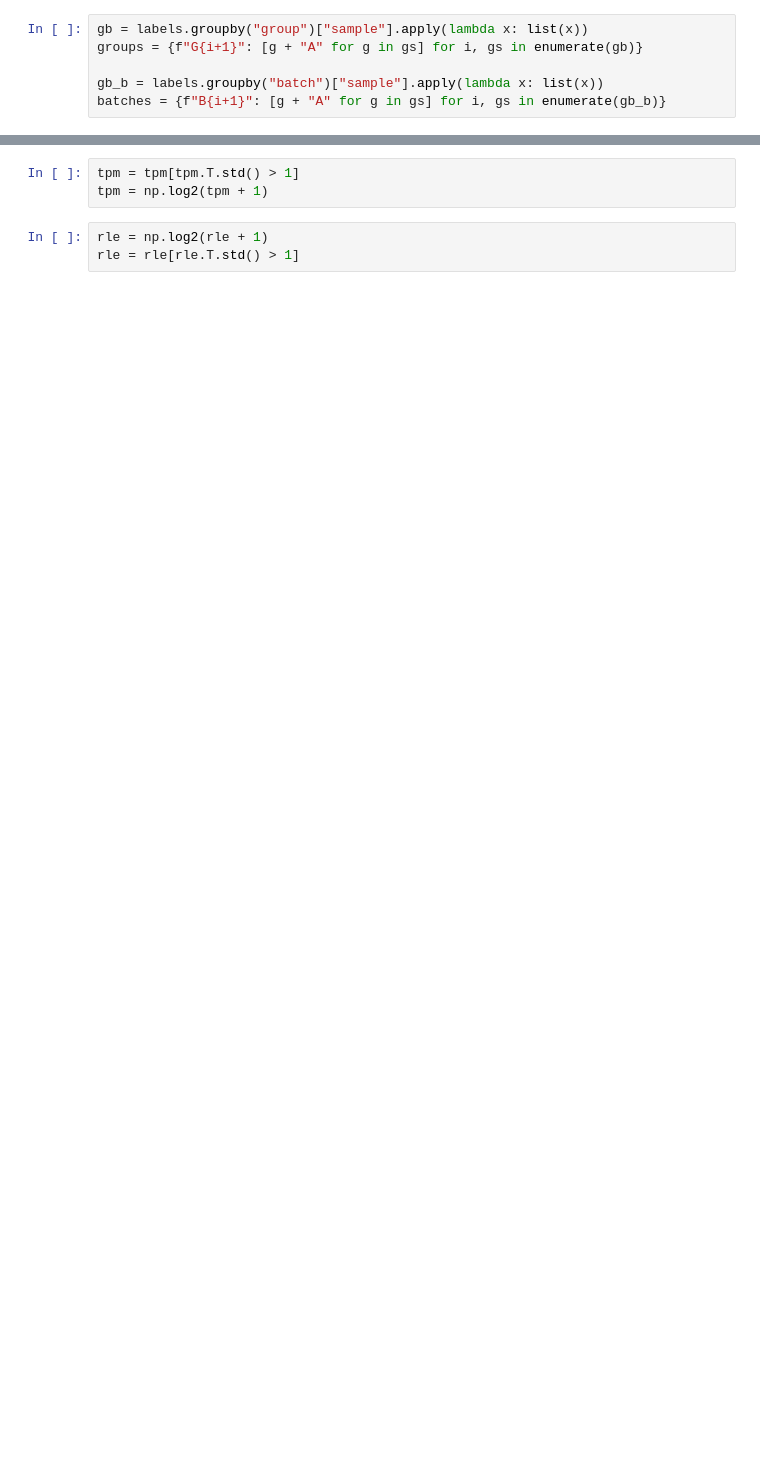
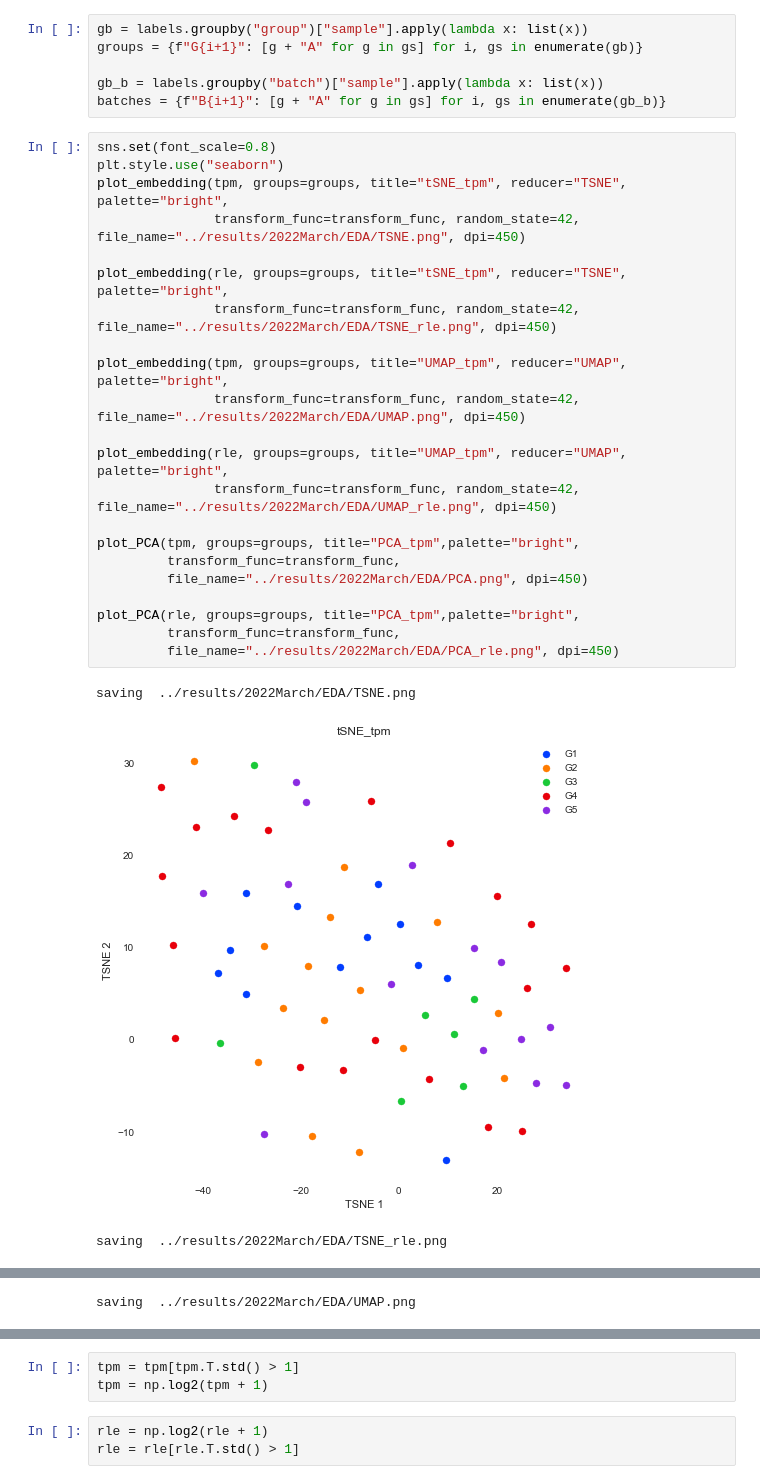
Before and after one commit to qwerty239qwe/blood_rna_analysis, a Jupyter notebook: src/2_visualize_data.ipynb, the cells around one changed output, grey strips where cells are left out. Drawn from its saved outputs; the diff is of its cells as text; blank space fills up the shorter version.

```diff
--- a/src/2_visualize_data.ipynb
+++ b/src/2_visualize_data.ipynb
@@ -58,3 +25,29 @@ groups = {f"G{i+1}": [g + "A" for g in gs] for i, gs in enumerate(gb)}
 
 gb_b = labels.groupby("batch")["sample"].apply(lambda x: list(x))
 batches = {f"B{i+1}": [g + "A" for g in gs] for i, gs in enumerate(gb_b)}
+# %%
+sns.set(font_scale=0.8)
+plt.style.use("seaborn")
+plot_embedding(tpm, groups=groups, title="tSNE_tpm", reducer="TSNE", palette="bright",
+               transform_func=transform_func, random_state=42, file_name="../results/2022March/EDA/TSNE.png", dpi=450)
+
+plot_embedding(rle, groups=groups, title="tSNE_tpm", reducer="TSNE", palette="bright",
+               transform_func=transform_func, random_state=42, file_name="../results/2022March/EDA/TSNE_rle.png", dpi=450)
+
+plot_embedding(tpm, groups=groups, title="UMAP_tpm", reducer="UMAP", palette="bright",
+               transform_func=transform_func, random_state=42, file_name="../results/2022March/EDA/UMAP.png", dpi=450)
+
+plot_embedding(rle, groups=groups, title="UMAP_tpm", reducer="UMAP", palette="bright",
+               transform_func=transform_func, random_state=42, file_name="../results/2022March/EDA/UMAP_rle.png", dpi=450)
+
+plot_PCA(tpm, groups=groups, title="PCA_tpm",palette="bright",
+         transform_func=transform_func,
+         file_name="../results/2022March/EDA/PCA.png", dpi=450)
+
+plot_PCA(rle, groups=groups, title="PCA_tpm",palette="bright",
+         transform_func=transform_func,
+         file_name="../results/2022March/EDA/PCA_rle.png", dpi=450)
+# %% [output]
+saving  ../results/2022March/EDA/TSNE.png
+[figure, added]
+saving  ../results/2022March/EDA/TSNE_rle.png
@@ -60,0 +55 @@ batches = {f"B{i+1}": [g + "A" for g in gs] for i, gs in enumerate(gb_b)}
+saving  ../results/2022March/EDA/UMAP.png
```
Also changed, not shown: parts of 21 cells of this notebook, 10 other files.
